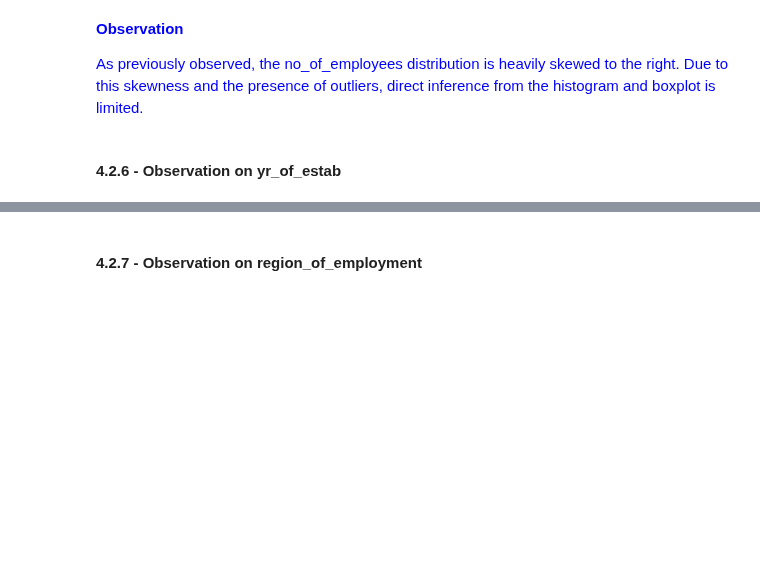
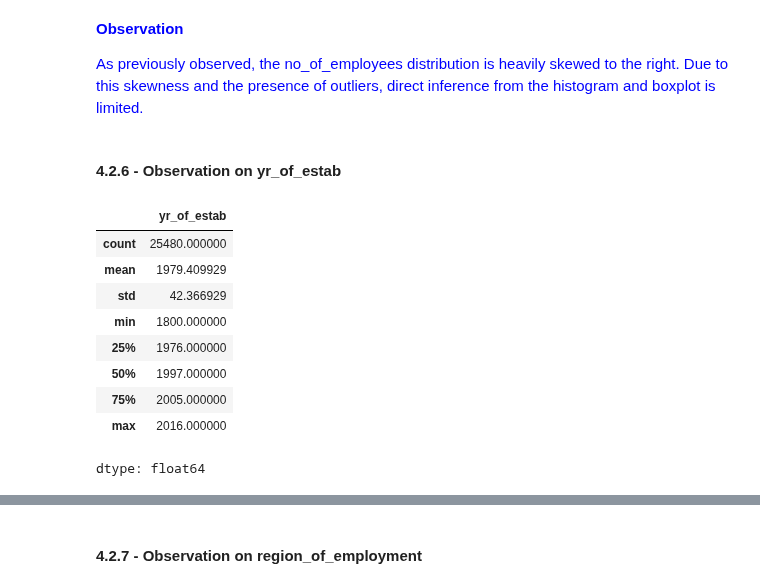
Before and after one commit to RashmiJK/PGP-AIML-EasyVisa-AML, a Jupyter notebook: easyvisa_modeling.ipynb, the cells around one changed output, grey strips where cells are left out. Saved outputs shown, nothing was run; the diff lists cells and outputs as text; code cells hidden in the pictures; blank space fills up the shorter version.

```diff
--- a/easyvisa_modeling.ipynb
+++ b/easyvisa_modeling.ipynb
@@ -440,6 +440,19 @@ As previously observed, the no_of_employees distribution is heavily skewed to th
 </span>
 # %% [markdown]
 #### 4.2.6 - Observation on yr_of_estab
+# %%
+data["yr_of_estab"].describe()
+# %% [output]
+|  | yr_of_estab |
+| count | 25480.000000 |
+| mean | 1979.409929 |
+| std | 42.366929 |
+| min | 1800.000000 |
+| 25% | 1976.000000 |
+| 50% | 1997.000000 |
+| 75% | 2005.000000 |
+| max | 2016.000000 |
+dtype: float64
 # %%
 histogram_boxplot(data, "yr_of_estab", kde=True, bins=None)
 # %% [output]
```
Also changed, not shown: parts of 2 cells of this notebook.
